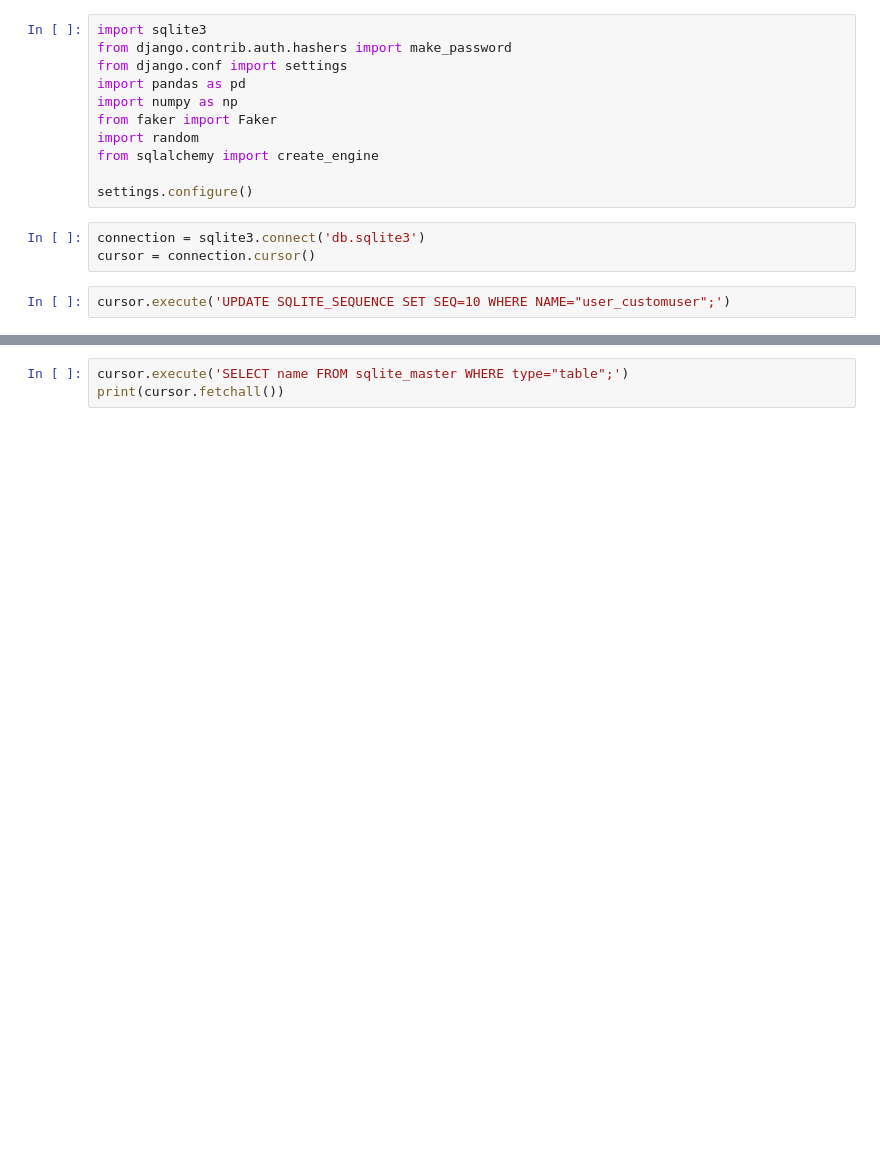
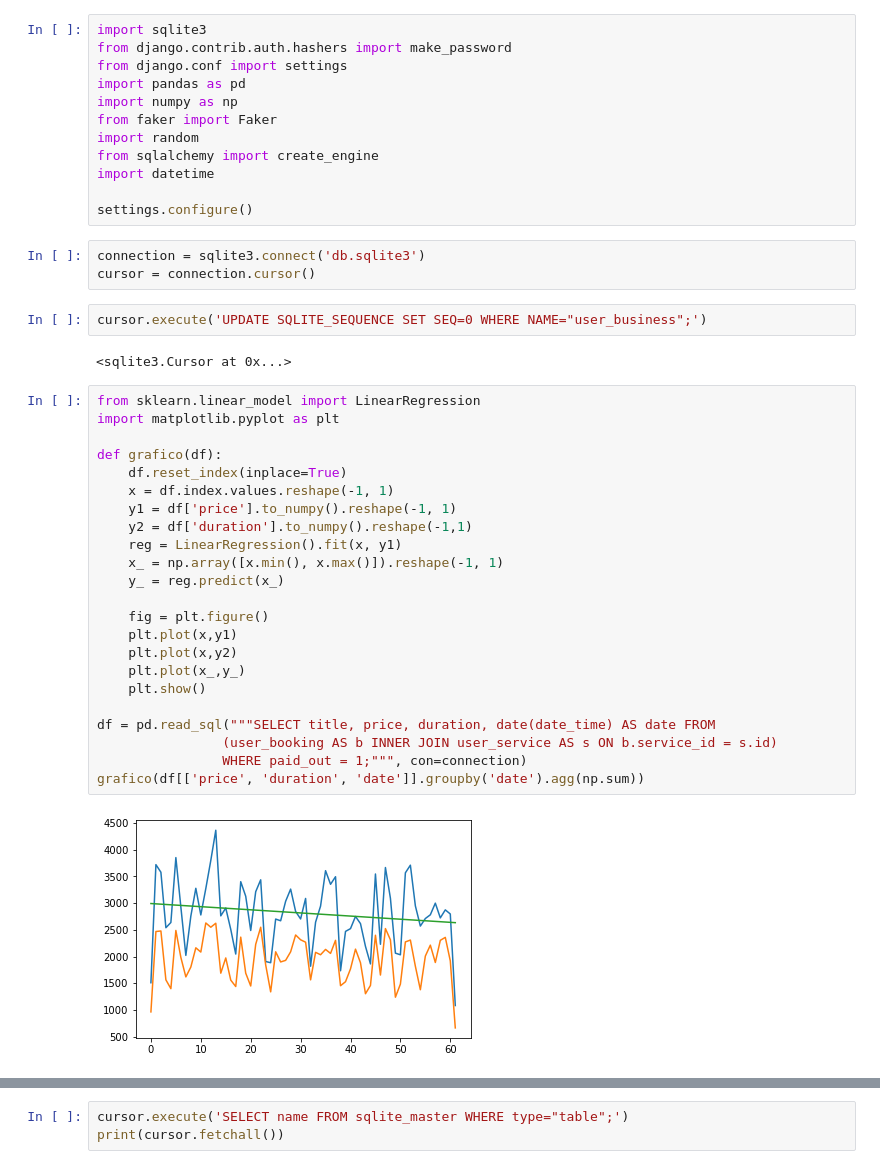
Before and after one commit to olvrjonathan/site-gestao, a Jupyter notebook: db.ipynb, the cells around one changed output, grey strips where cells are left out. Drawn from its saved outputs; the diff is of its cells as text; blank space fills up the shorter version.

```diff
--- a/db.ipynb
+++ b/db.ipynb
@@ -7,10 +7,38 @@ import numpy as np
 from faker import Faker
 import random
 from sqlalchemy import create_engine
+import datetime
 
 settings.configure()
 # %%
 connection = sqlite3.connect('db.sqlite3')
 cursor = connection.cursor()
 # %%
-cursor.execute('UPDATE SQLITE_SEQUENCE SET SEQ=10 WHERE NAME="user_customuser";')
+cursor.execute('UPDATE SQLITE_SEQUENCE SET SEQ=0 WHERE NAME="user_business";')
+# %% [output]
+<sqlite3.Cursor at 0x...>
+# %%
+from sklearn.linear_model import LinearRegression
+import matplotlib.pyplot as plt
+
+def grafico(df):
+    df.reset_index(inplace=True)
+    x = df.index.values.reshape(-1, 1)
+    y1 = df['price'].to_numpy().reshape(-1, 1)
+    y2 = df['duration'].to_numpy().reshape(-1,1)
+    reg = LinearRegression().fit(x, y1)
+    x_ = np.array([x.min(), x.max()]).reshape(-1, 1)
+    y_ = reg.predict(x_)
+
+    fig = plt.figure()
+    plt.plot(x,y1)
+    plt.plot(x,y2)
+    plt.plot(x_,y_)
+    plt.show()
+
+df = pd.read_sql("""SELECT title, price, duration, date(date_time) AS date FROM
+                (user_booking AS b INNER JOIN user_service AS s ON b.service_id = s.id)
+                WHERE paid_out = 1;""", con=connection)
+grafico(df[['price', 'duration', 'date']].groupby('date').agg(np.sum))
+# %% [output]
+[figure, added]
```
Also changed, not shown: parts of 8 cells of this notebook, 19 other files.
